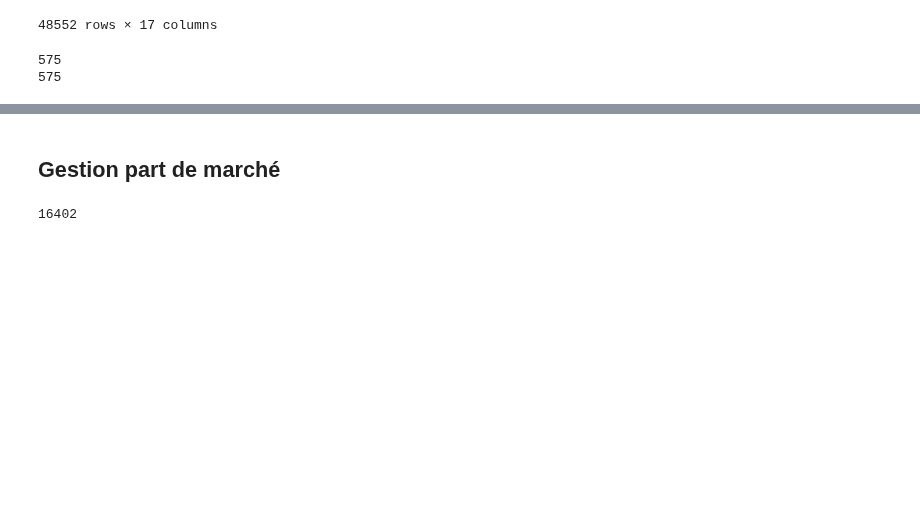
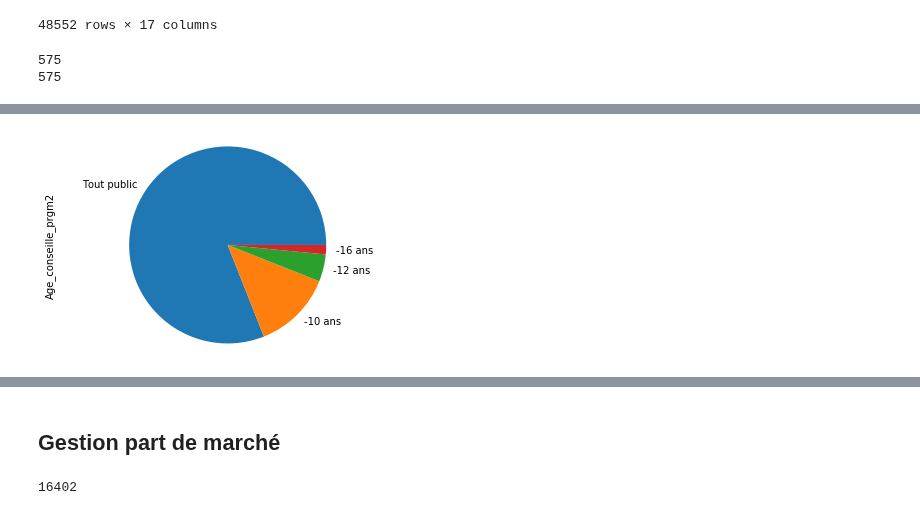
Before and after one commit to dnscharles/Predicting_tv_audiences, a Jupyter notebook: Commun/02_Nettoyage_apres_fusion/Exploration.ipynb, the cells around one changed output, grey strips where cells are left out. Saved outputs shown, nothing was run; the diff lists cells and outputs as text; code cells hidden in the pictures; blank space fills up the shorter version.

```diff
--- a/Commun/02_Nettoyage_apres_fusion/Exploration.ipynb
+++ b/Commun/02_Nettoyage_apres_fusion/Exploration.ipynb
@@ -289,0 +357,6 @@ TypeError: Could not convert 100100Suite prgm2Suite prgm2Suite prgm2Suite prgm2S
+# %%
+data["Age_conseille_prgm2"].value_counts(normalize=True).plot(kind='pie')
+plt.axis('equal')
+plt.show()
+# %% [output]
+[figure, added]
```
Also changed, not shown: parts of 10 cells of this notebook, 2 other files.
